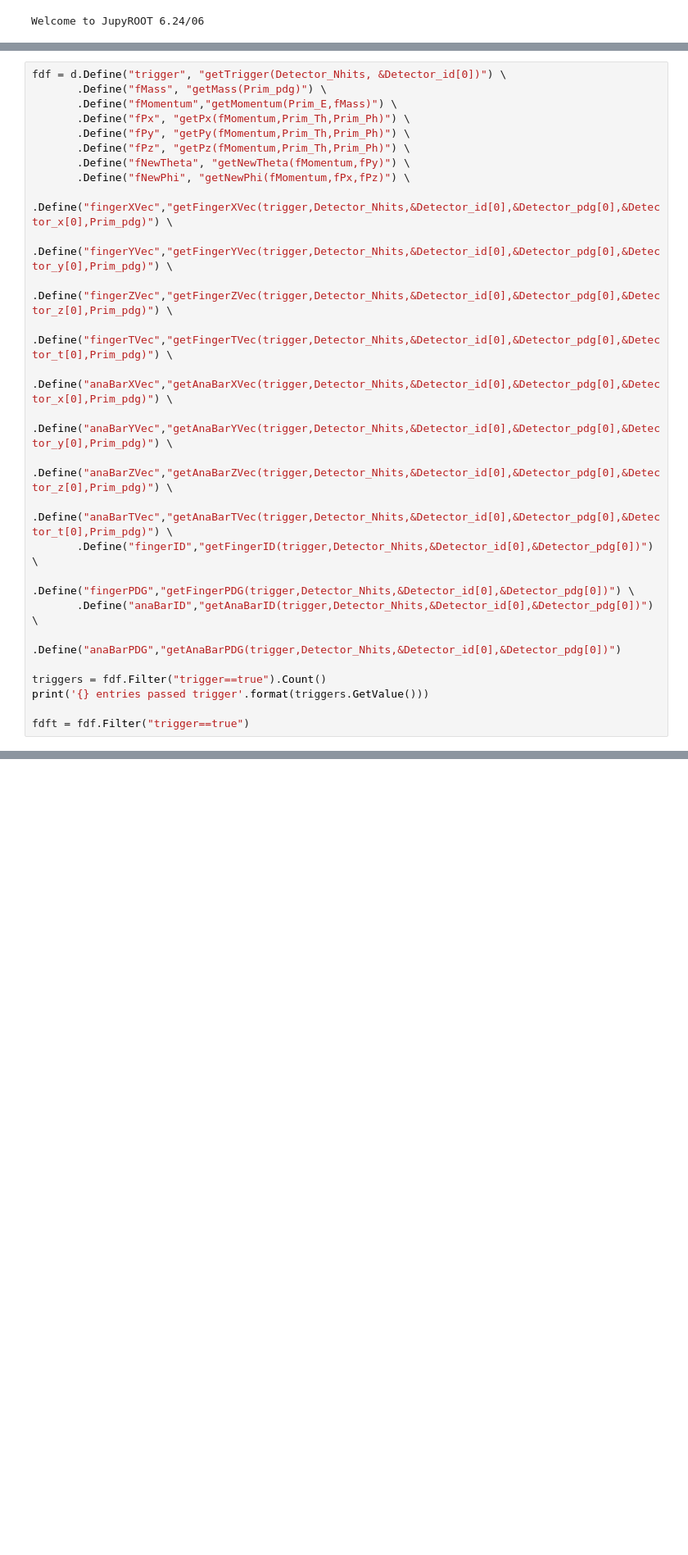
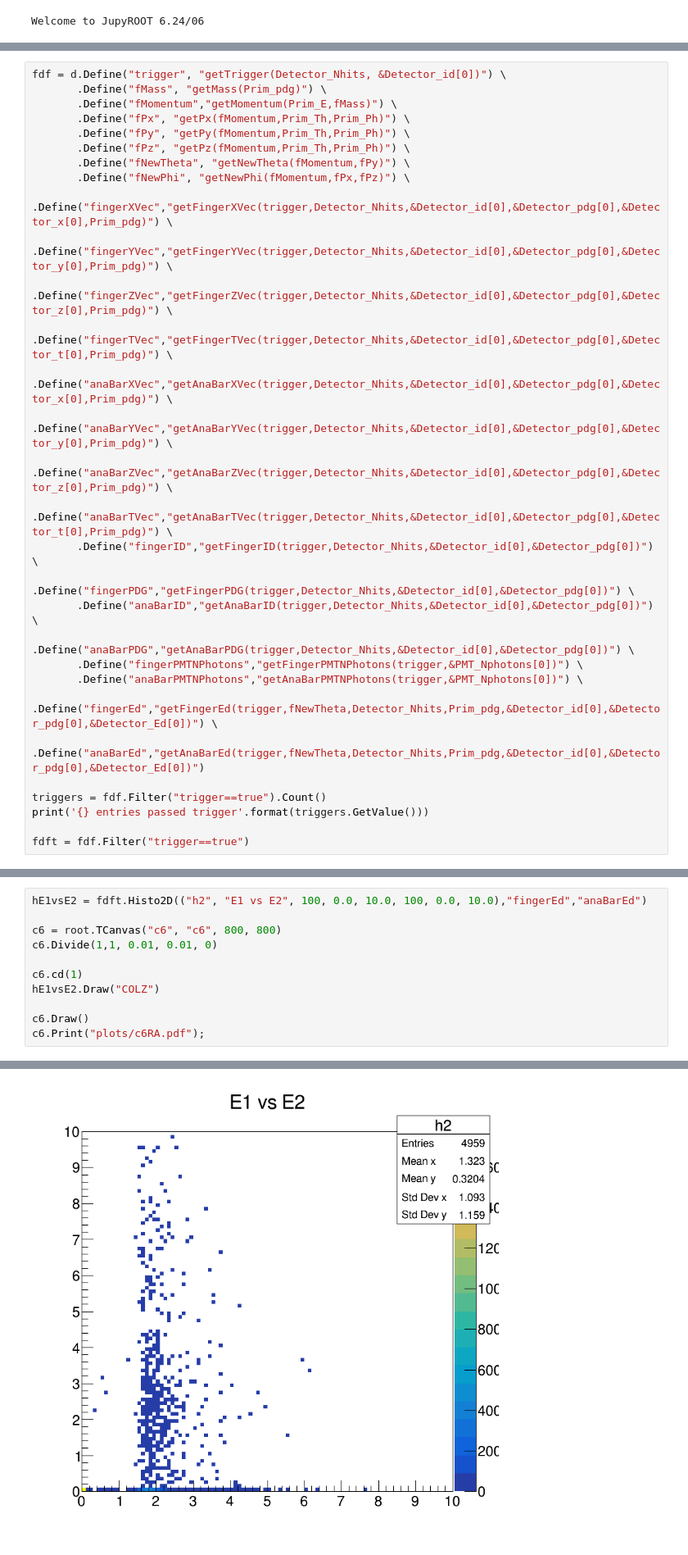
Before and after one commit to chapatilasers/AnaBarMC, a Jupyter notebook: AnalyseSignalsRDataFrameActual.ipynb, the cells around one changed output, grey strips where cells are left out. Shown at 82% size. Cells and saved outputs as stored; diff of their text form; blank space fills up the shorter version.

```diff
--- a/AnalyseSignalsRDataFrameActual.ipynb
+++ b/AnalyseSignalsRDataFrameActual.ipynb
@@ -296,7 +373,11 @@ fdf = d.Define("trigger", "getTrigger(Detector_Nhits, &Detector_id[0])") \
        .Define("fingerID","getFingerID(trigger,Detector_Nhits,&Detector_id[0],&Detector_pdg[0])") \
        .Define("fingerPDG","getFingerPDG(trigger,Detector_Nhits,&Detector_id[0],&Detector_pdg[0])") \
        .Define("anaBarID","getAnaBarID(trigger,Detector_Nhits,&Detector_id[0],&Detector_pdg[0])") \
-       .Define("anaBarPDG","getAnaBarPDG(trigger,Detector_Nhits,&Detector_id[0],&Detector_pdg[0])")
+       .Define("anaBarPDG","getAnaBarPDG(trigger,Detector_Nhits,&Detector_id[0],&Detector_pdg[0])") \
+       .Define("fingerPMTNPhotons","getFingerPMTNPhotons(trigger,&PMT_Nphotons[0])") \
+       .Define("anaBarPMTNPhotons","getAnaBarPMTNPhotons(trigger,&PMT_Nphotons[0])") \
+       .Define("fingerEd","getFingerEd(trigger,fNewTheta,Detector_Nhits,Prim_pdg,&Detector_id[0],&Detector_pdg[0],&Detector_Ed[0])") \
+       .Define("anaBarEd","getAnaBarEd(trigger,fNewTheta,Detector_Nhits,Prim_pdg,&Detector_id[0],&Detector_pdg[0],&Detector_Ed[0])")
 
 triggers = fdf.Filter("trigger==true").Count()
 print('{} entries passed trigger'.format(triggers.GetValue()))
@@ -370,0 +541,12 @@ c5.Print("plots/c5RA.pdf");
+# %%
+hE1vsE2 = fdft.Histo2D(("h2", "E1 vs E2", 100, 0.0, 10.0, 100, 0.0, 10.0),"fingerEd","anaBarEd")
+
+c6 = root.TCanvas("c6", "c6", 800, 800)
+c6.Divide(1,1, 0.01, 0.01, 0)
+
+c6.cd(1)
+hE1vsE2.Draw("COLZ")
+
+c6.Draw()
+c6.Print("plots/c6RA.pdf");
+# %% [output]
@@ -370,0 +555 @@ c5.Print("plots/c5RA.pdf");
+[figure, added]
```
Also changed, not shown: parts of 11 cells of this notebook, 6 other files.
